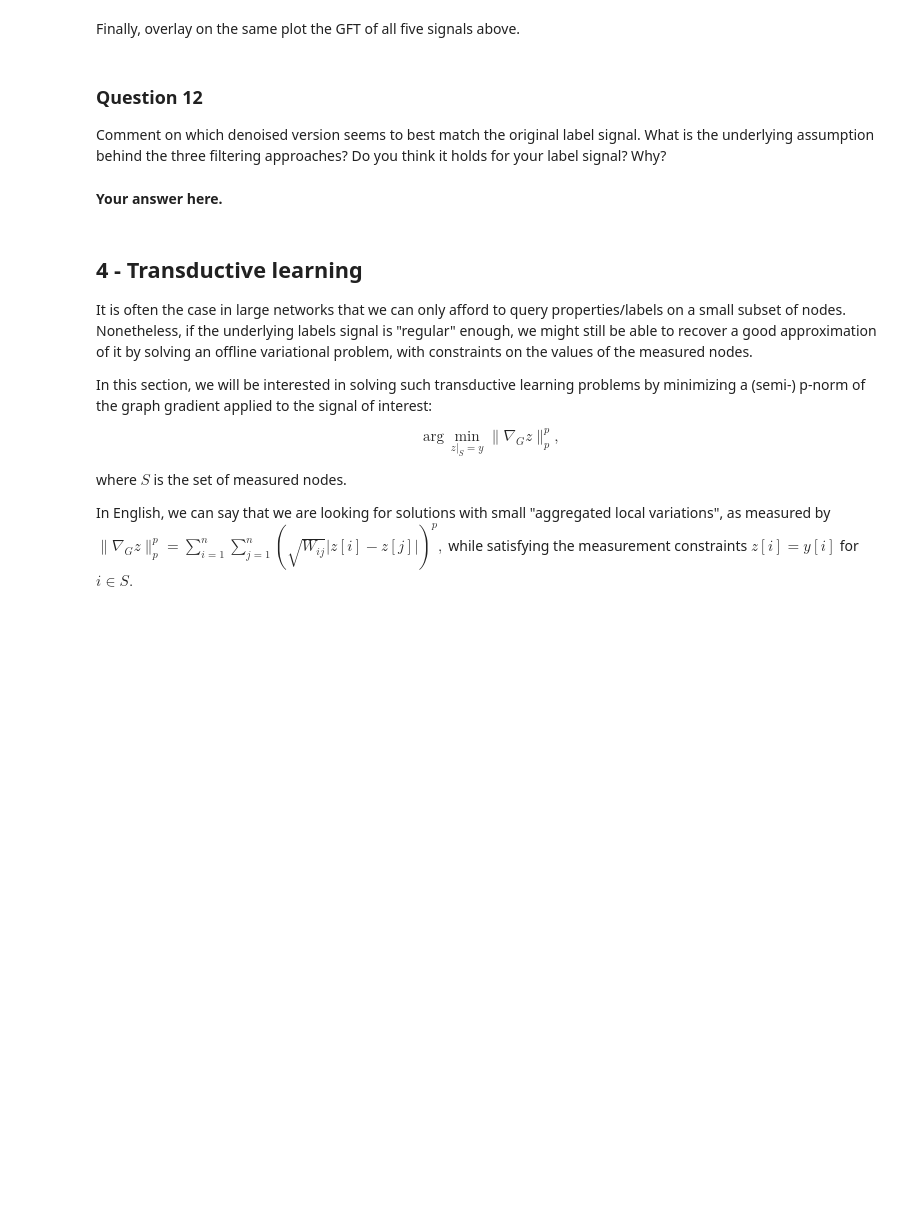
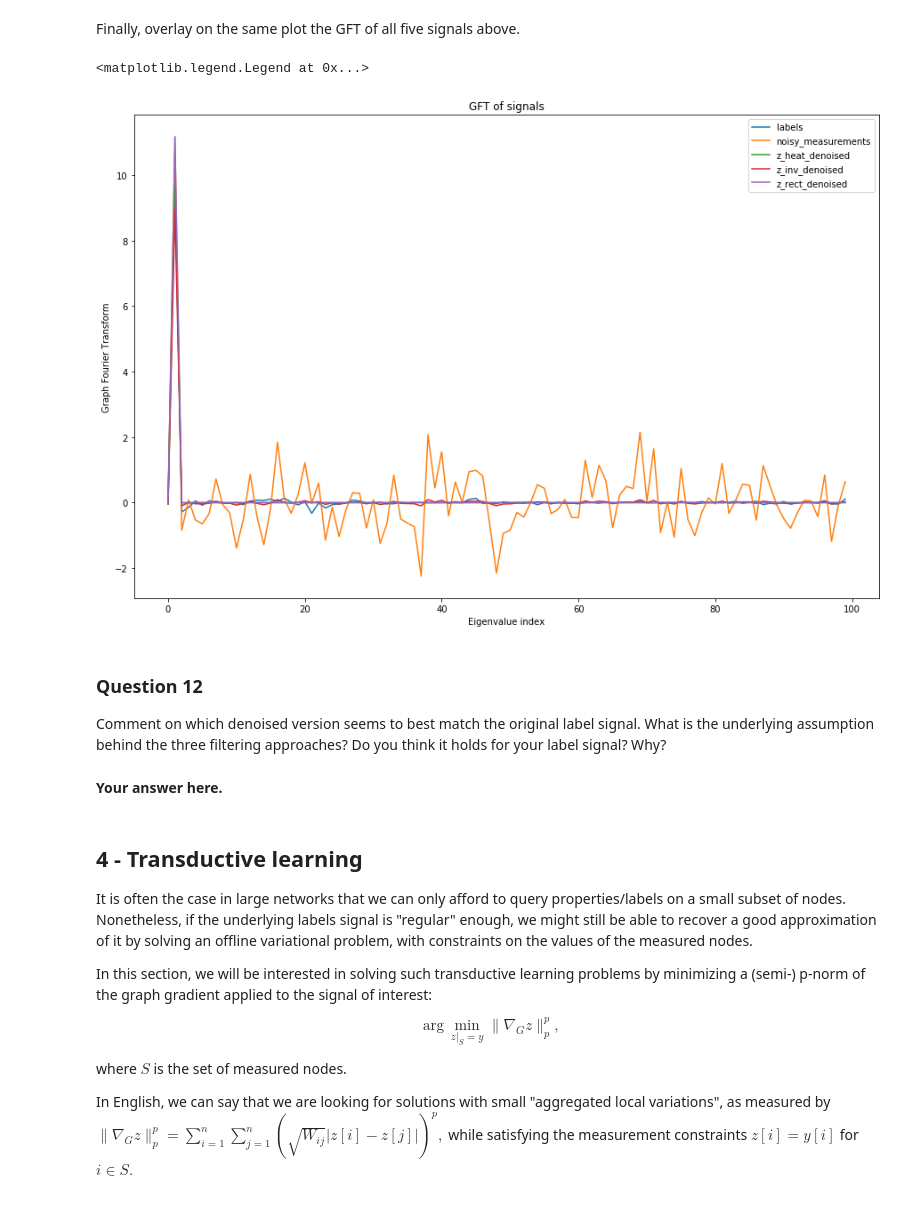
Before and after one commit to AgentAGadge/ntds_2018, a Jupyter notebook: milestones/4_graph_signal_processing.ipynb, the cells around one changed output. Cells and saved outputs as stored; diff of their text form; code cells hidden in the pictures; blank space fills up the shorter version.

```diff
--- a/milestones/4_graph_signal_processing.ipynb
+++ b/milestones/4_graph_signal_processing.ipynb
@@ -341,5 +342,5 @@ In the cell below, set the noise variance $\sigma^2$ by making sure that the sig
 
 _Note:_ Actually, you might want to play with the noise variance here and set it to different values and see how the denoising filters behave.
 # %%
-noise_variance = # Your code here.
-noisy_measurements = labels + noise_variance * np.random.randn(n_nodes)
+noise_std = (np.var(labels) / 1.5)**(0.5)
+noisy_measurements = labels + noise_std * np.random.randn(n_nodes)
@@ -382,3 +429,23 @@ Finally, overlay on the same plot the GFT of all five signals above.
+# %%
+# Your code here.
+labels_GFT = GFT(labels)
+noisy_measurements_GFT = GFT(noisy_measurements)
+z_heat_GFT = GFT(z_heat_denoised)
+z_inv_GFT = GFT(z_inv_denoised)
+z_rect_GFT = GFT(z_rect_denoised)
+plt.figure(figsize= (15,10))
+plt.plot(labels_GFT, label="labels")
+plt.plot(noisy_measurements_GFT, label="noisy_measurements")
+plt.plot(z_heat_GFT, label="z_heat_denoised")
+plt.plot(z_inv_GFT, label="z_inv_denoised")
+plt.plot(z_rect_GFT, label="z_rect_denoised")
+plt.ylabel('Graph Fourier Transform')
+plt.xlabel('Eigenvalue index')
+plt.title("GFT of signals")
+plt.legend()
+# %% [output]
+<matplotlib.legend.Legend at 0x...>
+[figure, added]
 # %% [markdown]
 ### Question 12
 
```
Also changed, not shown: parts of 12 cells of this notebook.
